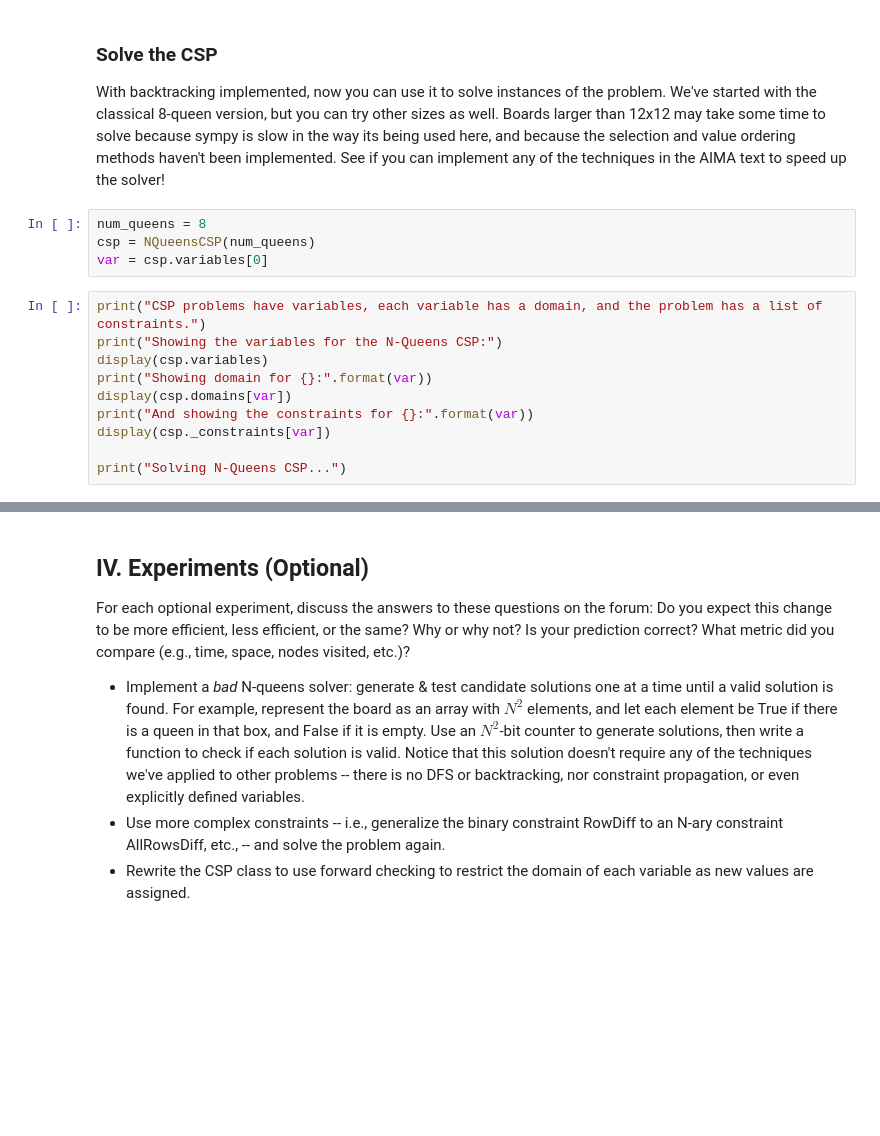
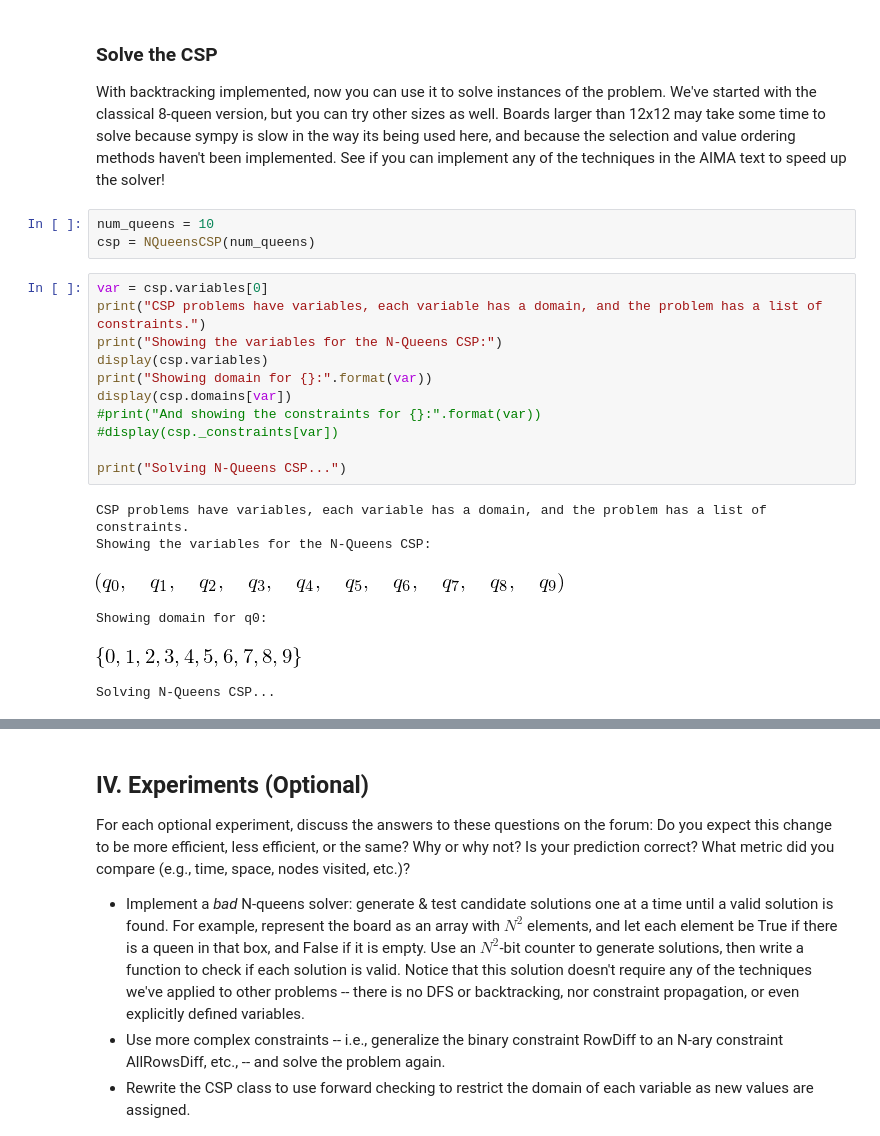
Before and after one commit to buffos/aiND.constraint.satisfaction.problems, a Jupyter notebook: AIND-Constraint_Satisfaction.ipynb, the cells around one changed output, grey strips where cells are left out. Cells and saved outputs as stored; diff of their text form; blank space fills up the shorter version.

```diff
--- a/AIND-Constraint_Satisfaction.ipynb
+++ b/AIND-Constraint_Satisfaction.ipynb
@@ -312,18 +321,25 @@ def backtrack(assignment, csp):
 ### Solve the CSP
 With backtracking implemented, now you can use it to solve instances of the problem. We've started with the classical 8-queen version, but you can try other sizes as well.  Boards larger than 12x12 may take some time to solve because sympy is slow in the way its being used here, and because the selection and value ordering methods haven't been implemented.  See if you can implement any of the techniques in the AIMA text to speed up the solver!
 # %%
-num_queens = 8
+num_queens = 10
 csp = NQueensCSP(num_queens)
-var = csp.variables[0]
 # %%
+var = csp.variables[0]
 print("CSP problems have variables, each variable has a domain, and the problem has a list of constraints.")
 print("Showing the variables for the N-Queens CSP:")
 display(csp.variables)
 print("Showing domain for {}:".format(var))
 display(csp.domains[var])
-print("And showing the constraints for {}:".format(var))
-display(csp._constraints[var])
+#print("And showing the constraints for {}:".format(var))
+#display(csp._constraints[var])
 
 print("Solving N-Queens CSP...")
+# %% [output]
+CSP problems have variables, each variable has a domain, and the problem has a list of constraints.
+Showing the variables for the N-Queens CSP:
+[figure, added]
+Showing domain for q0:
+[figure, added]
+Solving N-Queens CSP...
 # %%
 assn = backtracking_search(csp)
```
Also changed, not shown: parts of 4 cells of this notebook.
